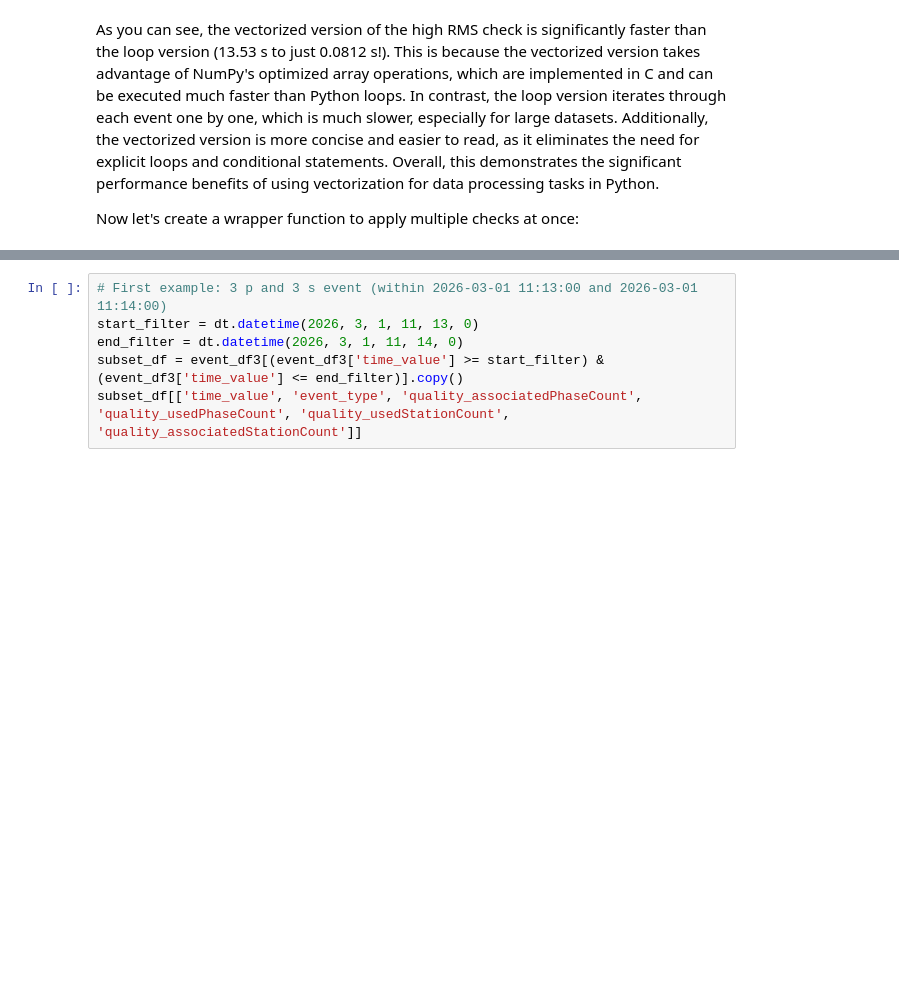
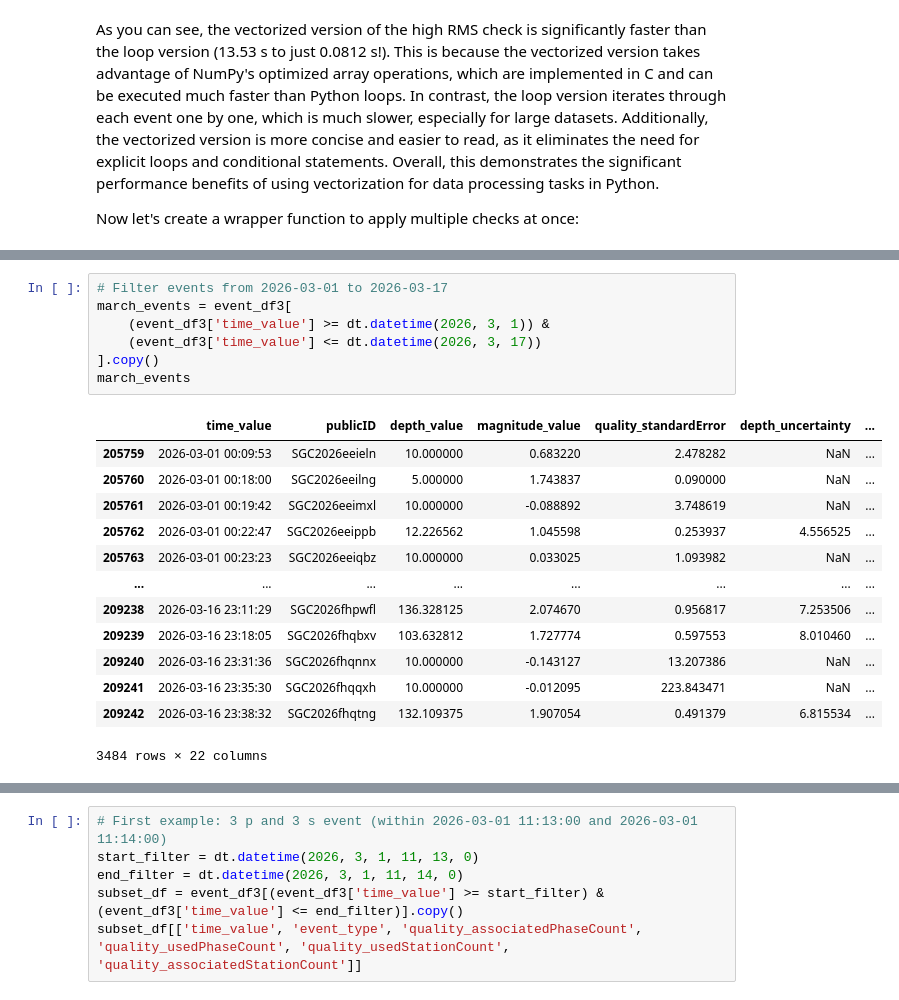
Before and after one commit to KenethGarcia/Revision_Sismicidad_SGC, a Jupyter notebook: notebooks/Vectorization_vs_Parallelization.ipynb, the cells around one changed output, grey strips where cells are left out. Saved outputs shown, nothing was run; the diff lists cells and outputs as text; blank space fills up the shorter version.

```diff
--- a/notebooks/Vectorization_vs_Parallelization.ipynb
+++ b/notebooks/Vectorization_vs_Parallelization.ipynb
@@ -283,0 +383,21 @@ The challenge here is that query the number of p and s phases associated to each
+# %%
+# Filter events from 2026-03-01 to 2026-03-17
+march_events = event_df3[
+    (event_df3['time_value'] >= dt.datetime(2026, 3, 1)) &
+    (event_df3['time_value'] <= dt.datetime(2026, 3, 17))
+].copy()
+march_events
+# %% [output]
+|  | time_value | publicID | depth_value | magnitude_value | quality_standardError | depth_uncertainty | ... |
+| 205759 | 2026-03-01 00:09:53 | SGC2026eeieln | 10.000000 | 0.683220 | 2.478282 | NaN | ... |
+| 205760 | 2026-03-01 00:18:00 | SGC2026eeilng | 5.000000 | 1.743837 | 0.090000 | NaN | ... |
+| 205761 | 2026-03-01 00:19:42 | SGC2026eeimxl | 10.000000 | -0.088892 | 3.748619 | NaN | ... |
+| 205762 | 2026-03-01 00:22:47 | SGC2026eeippb | 12.226562 | 1.045598 | 0.253937 | 4.556525 | ... |
+| 205763 | 2026-03-01 00:23:23 | SGC2026eeiqbz | 10.000000 | 0.033025 | 1.093982 | NaN | ... |
+| ... | ... | ... | ... | ... | ... | ... | ... |
+| 209238 | 2026-03-16 23:11:29 | SGC2026fhpwfl | 136.328125 | 2.074670 | 0.956817 | 7.253506 | ... |
+| 209239 | 2026-03-16 23:18:05 | SGC2026fhqbxv | 103.632812 | 1.727774 | 0.597553 | 8.010460 | ... |
+| 209240 | 2026-03-16 23:31:36 | SGC2026fhqnnx | 10.000000 | -0.143127 | 13.207386 | NaN | ... |
+| 209241 | 2026-03-16 23:35:30 | SGC2026fhqqxh | 10.000000 | -0.012095 | 223.843471 | NaN | ... |
+| 209242 | 2026-03-16 23:38:32 | SGC2026fhqtng | 132.109375 | 1.907054 | 0.491379 | 6.815534 | ... |
+3484 rows × 22 columns
```
Also changed, not shown: parts of 16 cells of this notebook, 2 other files.
